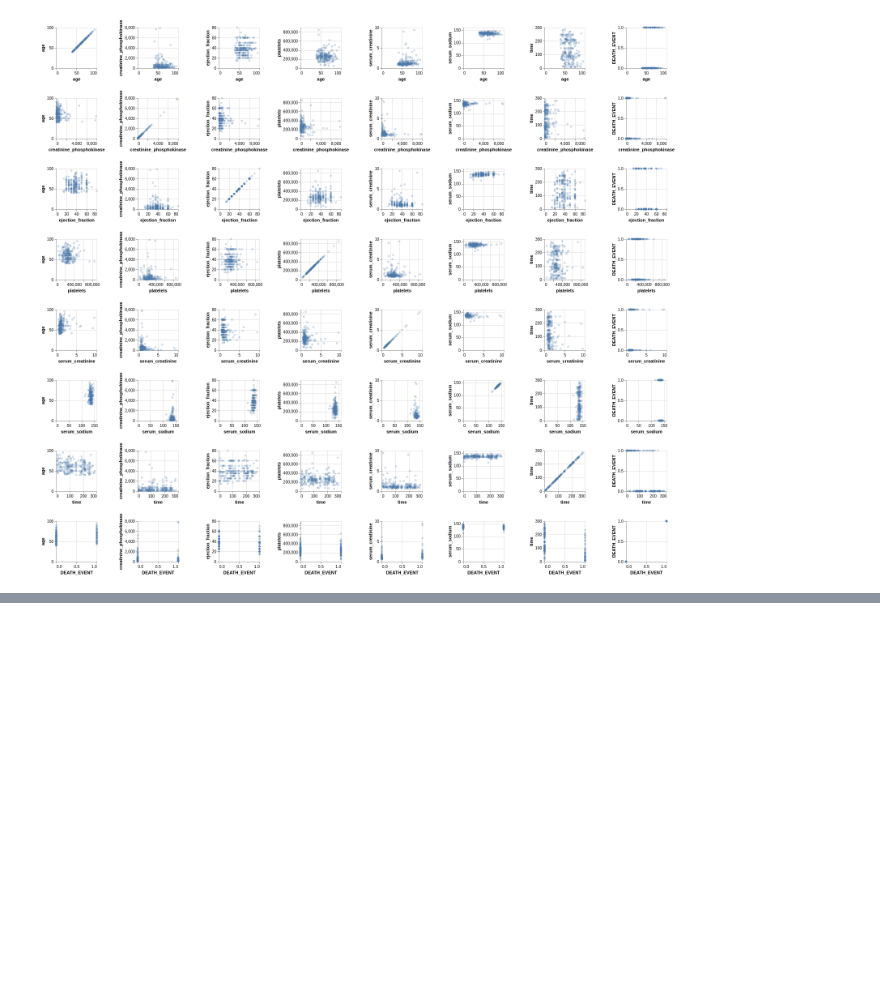
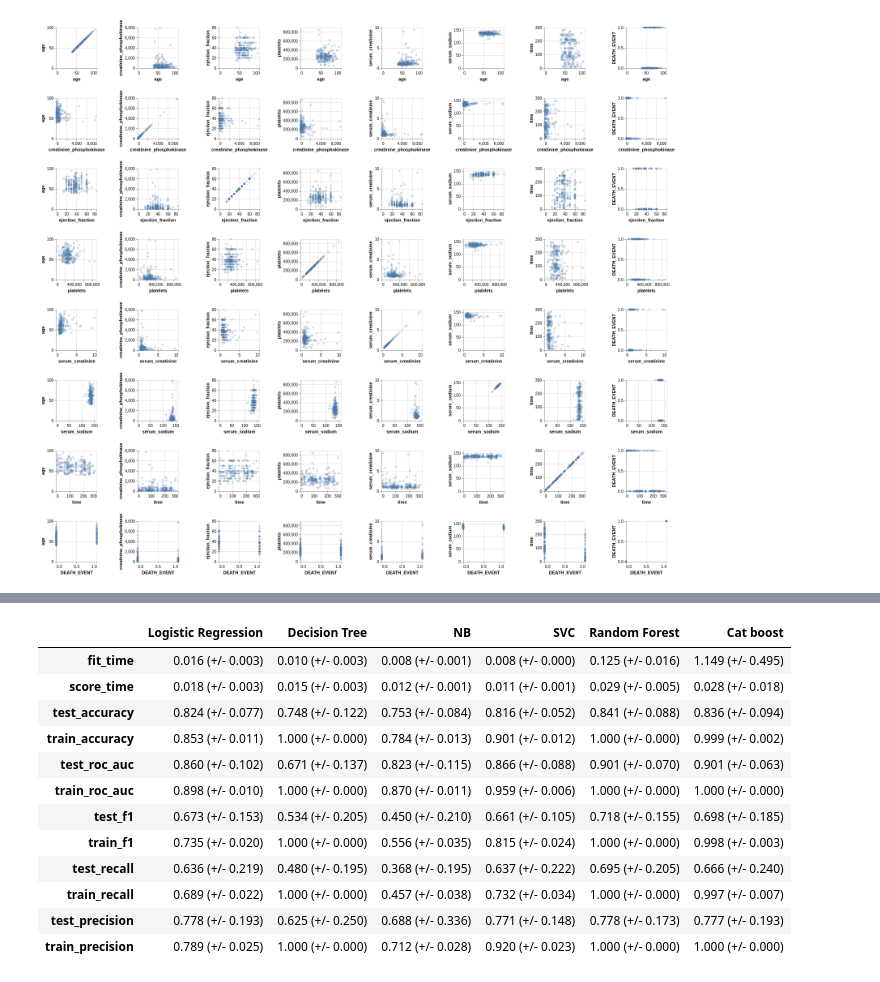
Before and after one commit to utkarshsaboo45/Heart-Failure, a Jupyter notebook: notebooks/model.ipynb, the cells around one changed output, grey strips where cells are left out. Cells and saved outputs as stored; diff of their text form; code cells hidden in the pictures; blank space fills up the shorter version.

```diff
--- a/notebooks/model.ipynb
+++ b/notebooks/model.ipynb
@@ -145,0 +252,40 @@ alt.Chart(train_df).mark_point(opacity=0.3, size=10).encode(
+# %%
+# Credits to Varada K.
+
+def mean_std_cross_val_scores(model, X_train, y_train, **kwargs):
+    """
+    Returns mean and std of cross validation
+
+    Parameters
+    ----------
+    model :
+        scikit-learn model
+    X_train : numpy array or pandas DataFrame
+        X in the training data
+    y_train :
+        y in the training data
+
+    Returns
+    ----------
+        pandas Series with mean scores from cross_validation
+    """
+
+    scores = cross_validate(model, X_train, y_train, **kwargs)
+
+    mean_scores = pd.DataFrame(scores).mean()
+    std_scores = pd.DataFrame(scores).std()
+    out_col = []
+
+    for i in range(len(mean_scores)):
+        out_col.append((f"%0.3f (+/- %0.3f)" % (mean_scores[i], std_scores[i])))
+
+    return pd.Series(data=out_col, index=mean_scores.index)
+# %%
+results = {}
+
+for name, value in models.items():
+    print(f"Start {name}!")
+    results[name] = mean_std_cross_val_scores(
+        value, X_train, y_train, cv=10, return_train_score=True, scoring=scoring_metrics
+    )
+    print(f"Done {name}!")
@@ -145,0 +305,16 @@ alt.Chart(train_df).mark_point(opacity=0.3, size=10).encode(
+# %%
+pd.DataFrame(results)
+# %% [output]
+|  | Logistic Regression | Decision Tree | NB | SVC | Random Forest | Cat boost |
+| fit_time | 0.016 (+/- 0.003) | 0.010 (+/- 0.003) | 0.008 (+/- 0.001) | 0.008 (+/- 0.000) | 0.125 (+/- 0.016) | 1.149 (+/- 0.495) |
+| score_time | 0.018 (+/- 0.003) | 0.015 (+/- 0.003) | 0.012 (+/- 0.001) | 0.011 (+/- 0.001) | 0.029 (+/- 0.005) | 0.028 (+/- 0.018) |
+| test_accuracy | 0.824 (+/- 0.077) | 0.748 (+/- 0.122) | 0.753 (+/- 0.084) | 0.816 (+/- 0.052) | 0.841 (+/- 0.088) | 0.836 (+/- 0.094) |
+| train_accuracy | 0.853 (+/- 0.011) | 1.000 (+/- 0.000) | 0.784 (+/- 0.013) | 0.901 (+/- 0.012) | 1.000 (+/- 0.000) | 0.999 (+/- 0.002) |
+| test_roc_auc | 0.860 (+/- 0.102) | 0.671 (+/- 0.137) | 0.823 (+/- 0.115) | 0.866 (+/- 0.088) | 0.901 (+/- 0.070) | 0.901 (+/- 0.063) |
+| train_roc_auc | 0.898 (+/- 0.010) | 1.000 (+/- 0.000) | 0.870 (+/- 0.011) | 0.959 (+/- 0.006) | 1.000 (+/- 0.000) | 1.000 (+/- 0.000) |
+| test_f1 | 0.673 (+/- 0.153) | 0.534 (+/- 0.205) | 0.450 (+/- 0.210) | 0.661 (+/- 0.105) | 0.718 (+/- 0.155) | 0.698 (+/- 0.185) |
+| train_f1 | 0.735 (+/- 0.020) | 1.000 (+/- 0.000) | 0.556 (+/- 0.035) | 0.815 (+/- 0.024) | 1.000 (+/- 0.000) | 0.998 (+/- 0.003) |
+| test_recall | 0.636 (+/- 0.219) | 0.480 (+/- 0.195) | 0.368 (+/- 0.195) | 0.637 (+/- 0.222) | 0.695 (+/- 0.205) | 0.666 (+/- 0.240) |
+| train_recall | 0.689 (+/- 0.022) | 1.000 (+/- 0.000) | 0.457 (+/- 0.038) | 0.732 (+/- 0.034) | 1.000 (+/- 0.000) | 0.997 (+/- 0.007) |
+| test_precision | 0.778 (+/- 0.193) | 0.625 (+/- 0.250) | 0.688 (+/- 0.336) | 0.771 (+/- 0.148) | 0.778 (+/- 0.173) | 0.777 (+/- 0.193) |
+| train_precision | 0.789 (+/- 0.025) | 1.000 (+/- 0.000) | 0.712 (+/- 0.028) | 0.920 (+/- 0.023) | 1.000 (+/- 0.000) | 1.000 (+/- 0.000) |
```
Also changed, not shown: parts of 11 cells of this notebook.
